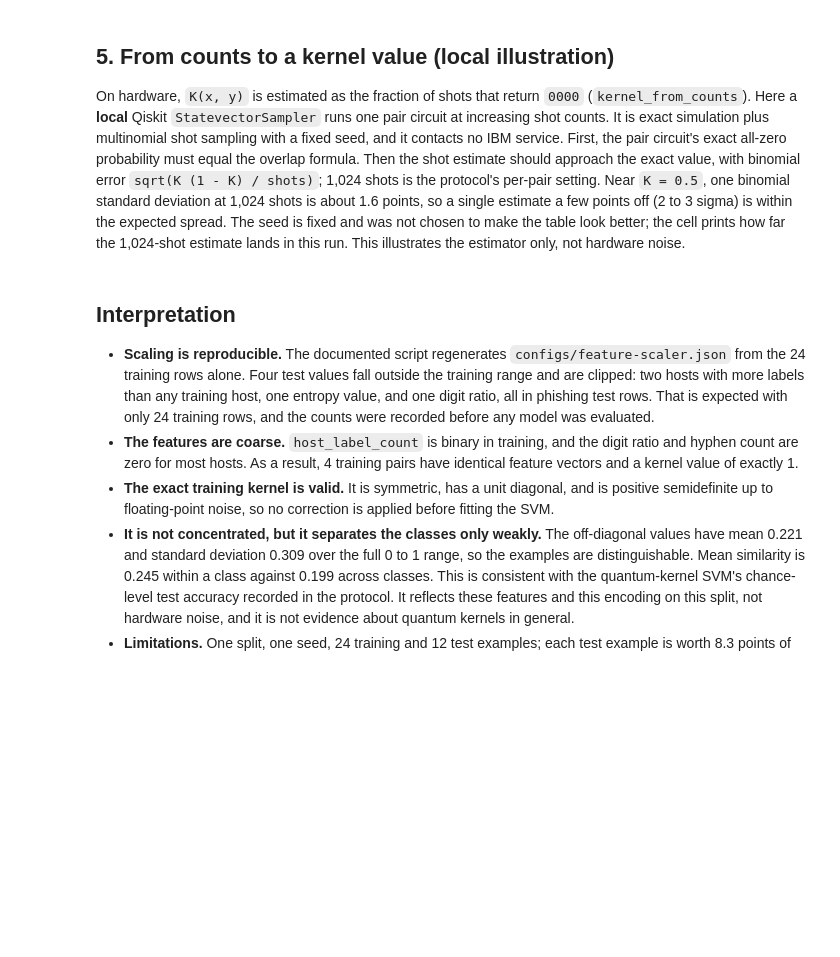
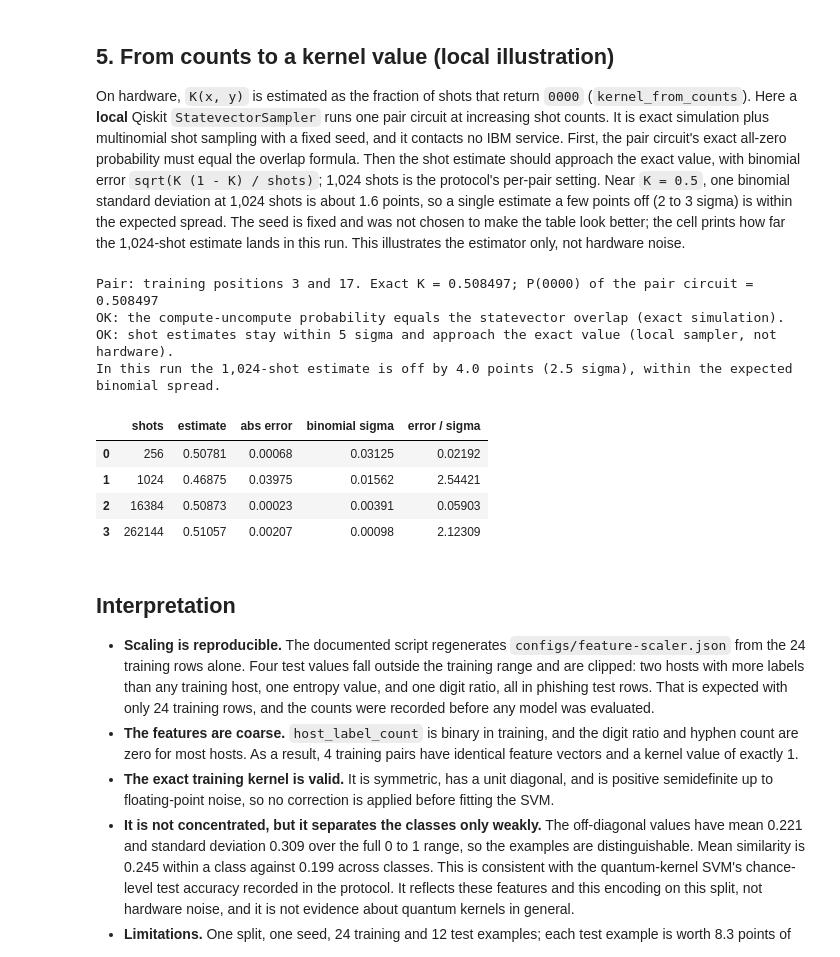
Before and after one commit to GuilhermeLossio/Vigilantia, a Jupyter notebook: notebooks/02-features-scaling-and-kernel.ipynb, the cells around one changed output. Saved outputs shown, nothing was run; the diff lists cells and outputs as text; code cells hidden in the pictures; blank space fills up the shorter version.

```diff
--- a/notebooks/02-features-scaling-and-kernel.ipynb
+++ b/notebooks/02-features-scaling-and-kernel.ipynb
@@ -319,32 +539,59 @@ On hardware, `K(x, y)` is estimated as the fraction of shots that return `0000`
 # %%
 # Pick the off-diagonal training pair whose exact K is closest to 0.5, where shot variance is largest.
 upper = np.triu_indices(len(K), k=1)
 best = int(np.argmin(np.abs(K[upper] - 0.5)))
 a, b = int(upper[0][best]), int(upper[1][best])
 exact = float(K[a, b])
 circuit = qkernel.pair_circuit(train_angles[a], train_angles[b])
 
-p_zero = float(Statevector(circuit.remove_final_measurements(inplace=False)).probabilities_dict().get("0000", 0.0))
+p_zero = float(
+    Statevector(circuit.remove_final_measurements(inplace=False))
+    .probabilities_dict()
+    .get("0000", 0.0)
+)
 assert abs(p_zero - exact) <= 1e-9
-print(f"Pair: training positions {a} and {b}. Exact K = {exact:.6f}; P(0000) of the pair circuit = {p_zero:.6f}")
+print(
+    f"Pair: training positions {a} and {b}. Exact K = {exact:.6f}; P(0000) of the pair circuit = {p_zero:.6f}"
+)
 print("OK: the compute-uncompute probability equals the statevector overlap (exact simulation).")
 
 sampler = StatevectorSampler(seed=2026)
 rows = []
 for shots in (256, 1024, 16384, 262144):
     counts = sampler.run([circuit], shots=shots).result()[0].data.meas.get_counts()
     estimate = qkernel.kernel_from_counts(counts)
     sigma = math.sqrt(exact * (1 - exact) / shots)
-    rows.append({"shots": shots, "estimate": estimate, "abs error": abs(estimate - exact),
-                 "binomial sigma": sigma, "error / sigma": abs(estimate - exact) / sigma})
+    rows.append(
+        {
+            "shots": shots,
+            "estimate": estimate,
+            "abs error": abs(estimate - exact),
+            "binomial sigma": sigma,
+            "error / sigma": abs(estimate - exact) / sigma,
+        }
+    )
 convergence = pd.DataFrame(rows)
 assert (convergence["error / sigma"] < 5).all()
 assert convergence["abs error"].iloc[-1] < 0.01
-print("OK: shot estimates stay within 5 sigma and approach the exact value (local sampler, not hardware).")
+print(
+    "OK: shot estimates stay within 5 sigma and approach the exact value (local sampler, not hardware)."
+)
 at_protocol = convergence.set_index("shots").loc[1024]
-print(f"In this run the 1,024-shot estimate is off by {100 * at_protocol['abs error']:.1f} points "
-      f"({at_protocol['error / sigma']:.1f} sigma), within the expected binomial spread.")
+print(
+    f"In this run the 1,024-shot estimate is off by {100 * at_protocol['abs error']:.1f} points "
+    f"({at_protocol['error / sigma']:.1f} sigma), within the expected binomial spread."
+)
 convergence.round(5)
+# %% [output]
+Pair: training positions 3 and 17. Exact K = 0.508497; P(0000) of the pair circuit = 0.508497
+OK: the compute-uncompute probability equals the statevector overlap (exact simulation).
+OK: shot estimates stay within 5 sigma and approach the exact value (local sampler, not hardware).
+In this run the 1,024-shot estimate is off by 4.0 points (2.5 sigma), within the expected binomial spread.
+|  | shots | estimate | abs error | binomial sigma | error / sigma |
+| 0 | 256 | 0.50781 | 0.00068 | 0.03125 | 0.02192 |
+| 1 | 1024 | 0.46875 | 0.03975 | 0.01562 | 2.54421 |
+| 2 | 16384 | 0.50873 | 0.00023 | 0.00391 | 0.05903 |
+| 3 | 262144 | 0.51057 | 0.00207 | 0.00098 | 2.12309 |
 # %% [markdown]
 ## Interpretation
 
```
Also changed, not shown: parts of 14 cells of this notebook, 15 other files.
